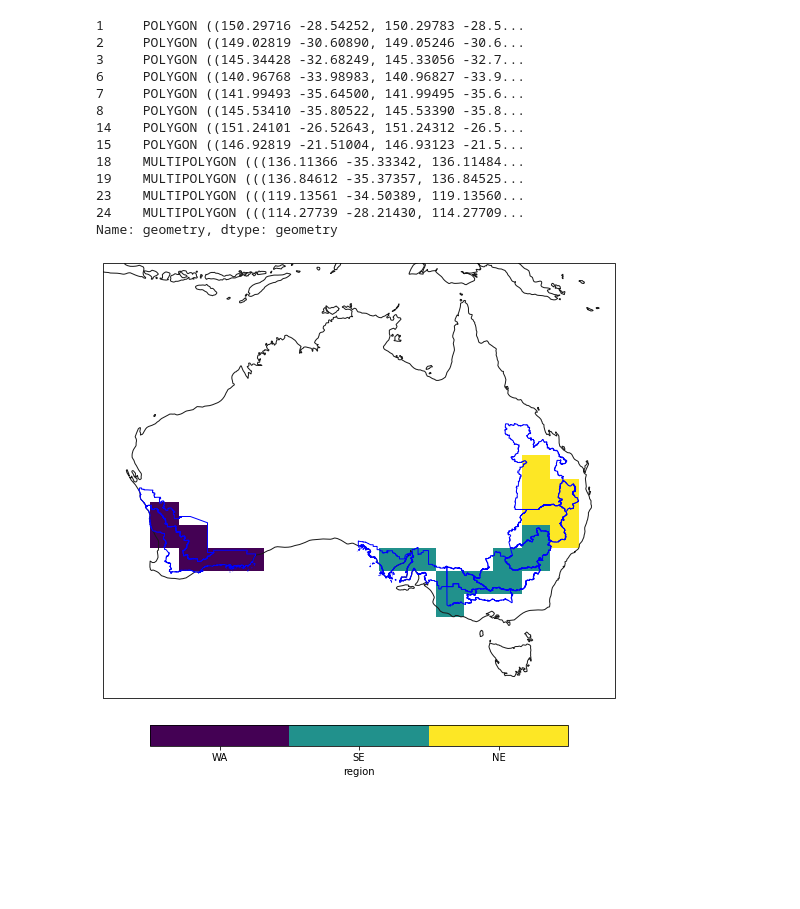
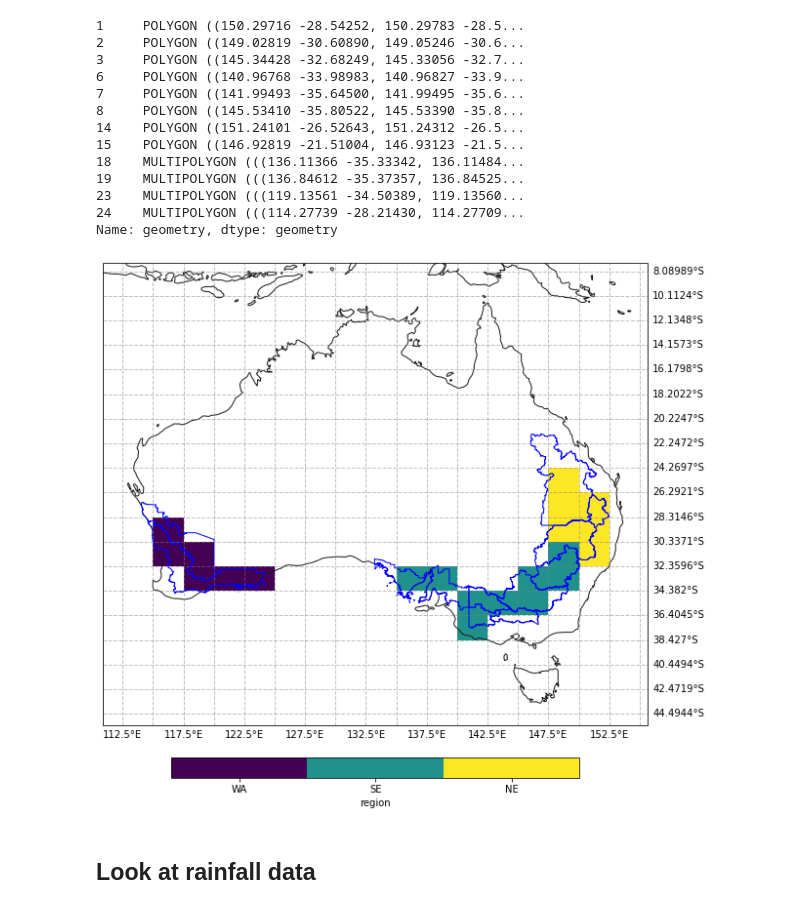
Before and after one commit to AusClimateService/unseen, a Jupyter notebook: notebooks/ag_regions.ipynb, the cells around one changed output. Saved outputs shown, nothing was run; the diff lists cells and outputs as text; code cells hidden in the pictures; blank space fills up the shorter version.

```diff
--- a/notebooks/ag_regions.ipynb
+++ b/notebooks/ag_regions.ipynb
@@ -38,8 +42,11 @@ abares
 | 30 | 714 | 714 | NT Top End Darwin | Pastoral | MULTIPOLYGON (((136.95280 -14.352... |
 | 31 | 331 | 331 | QLD Southern Coastal - Curtis to ... | High Rainfall | MULTIPOLYGON (((153.41786 -27.935... |
 # %%
-cafe_file = '/g/data/xv83/ds0092/CAFE/forecasts/f6/WIP/c5-d60-pX-f6-19900501/ZARR/atmos_isobaric_daily.zarr.zip'
+cafe_file = '/g/data/xv83/ds0092/CAFE/forecasts/f6/WIP/c5-d60-pX-f6-19900501/ZARR/atmos_isobaric_month.zarr.zip'
 # %%
-cafe = xr.open_zarr(cafe_file)
+cafe = fileio.open_file(cafe_file,
+                        variables=['pr'],
+                        units={'pr': 'mm/day'},
+                        metadata_file='/home/599/dbi599/unseen/config/dataset_cafe.yml')
 cafe
 # %% [output]
@@ -66,3 +166,19 @@ lon_bounds = cafe['lonb'].values
+# %%
+lon_bounds = np.array([  0. ,   2.5,   5. ,   7.5,  10. ,  12.5,  15. ,  17.5,  20. ,  22.5,
+        25. ,  27.5,  30. ,  32.5,  35. ,  37.5,  40. ,  42.5,  45. ,  47.5,
+        50. ,  52.5,  55. ,  57.5,  60. ,  62.5,  65. ,  67.5,  70. ,  72.5,
+        75. ,  77.5,  80. ,  82.5,  85. ,  87.5,  90. ,  92.5,  95. ,  97.5,
+       100. , 102.5, 105. , 107.5, 110. , 112.5, 115. , 117.5, 120. , 122.5,
+       125. , 127.5, 130. , 132.5, 135. , 137.5, 140. , 142.5, 145. , 147.5,
+       150. , 152.5, 155. , 157.5, 160. , 162.5, 165. , 167.5, 170. , 172.5,
+       175. , 177.5, 180. , 182.5, 185. , 187.5, 190. , 192.5, 195. , 197.5,
+       200. , 202.5, 205. , 207.5, 210. , 212.5, 215. , 217.5, 220. , 222.5,
+       225. , 227.5, 230. , 232.5, 235. , 237.5, 240. , 242.5, 245. , 247.5,
+       250. , 252.5, 255. , 257.5, 260. , 262.5, 265. , 267.5, 270. , 272.5,
+       275. , 277.5, 280. , 282.5, 285. , 287.5, 290. , 292.5, 295. , 297.5,
+       300. , 302.5, 305. , 307.5, 310. , 312.5, 315. , 317.5, 320. , 322.5,
+       325. , 327.5, 330. , 332.5, 335. , 337.5, 340. , 342.5, 345. , 347.5,
+       350. , 352.5, 355. , 357.5, 360. ])
 # %%
 fig, ax = plt.subplots(1, 1, figsize=(10, 10))
 
@@ -146,21 +262,43 @@ for key, value in region_values.items():
     mask = xr.where(mask == key, value, mask)
 # %%
 proj = ccrs.PlateCarree()
-fig, ax = plt.subplots(figsize=(10, 10), subplot_kw=dict(projection=proj))
+fig, ax = plt.subplots(figsize=(10, 12), subplot_kw=dict(projection=proj))
 
 h = mask.plot(ax=ax,
               transform=proj,
               add_colorbar=False,
               levels=np.array([450, 550, 650, 750]))
 cbar = plt.colorbar(h, orientation='horizontal', shrink=0.75, pad=0.05)
 cbar.set_ticks(np.array([500, 600, 700]))
 cbar.set_ticklabels(['WA', 'SE', 'NE'])
 cbar.set_label("region")
 
 ax.set_extent((xmin, xmax, ymin, ymax), crs=ccrs.PlateCarree())
 ax.coastlines(color="0.1")
 ax.add_geometries(wheat_sheep_gp.geometry, crs=proj, facecolor='none', edgecolor='blue')
 
+ymin, ymax = ax.get_ylim()
+xmin, xmax = ax.get_xlim()
+
+#for lat in lat_bounds:
+#    if (lat > ymin) and (lat < ymax):
+#        ax.axhline(lat, color='0.5', linewidth=0.7)
+
+#for lon in lon_bounds:
+#    if (lon > xmin) and (lon < xmax):
+#        ax.axvline(lon, color='0.5', linewidth=0.7)
+
+gl = ax.gridlines(crs=ccrs.PlateCarree(), draw_labels=True,
+                  linewidth=1, color='gray', alpha=0.5, linestyle='--')
+gl.top_labels = False
+gl.left_labels = False
+gl.xlocator = mticker.FixedLocator(lon_bounds)
+gl.ylocator = mticker.FixedLocator(lat_bounds)
+gl.xformatter = LongitudeFormatter()
+gl.yformatter = LatitudeFormatter()
+
 plt.savefig('abares_grid_points.png', bbox_inches='tight')
 # %% [output]
-[figure, old version]
+[figure, new version]
+# %% [markdown]
+## Look at rainfall data
```
Also changed, not shown: parts of 21 cells of this notebook, 3 other files.
